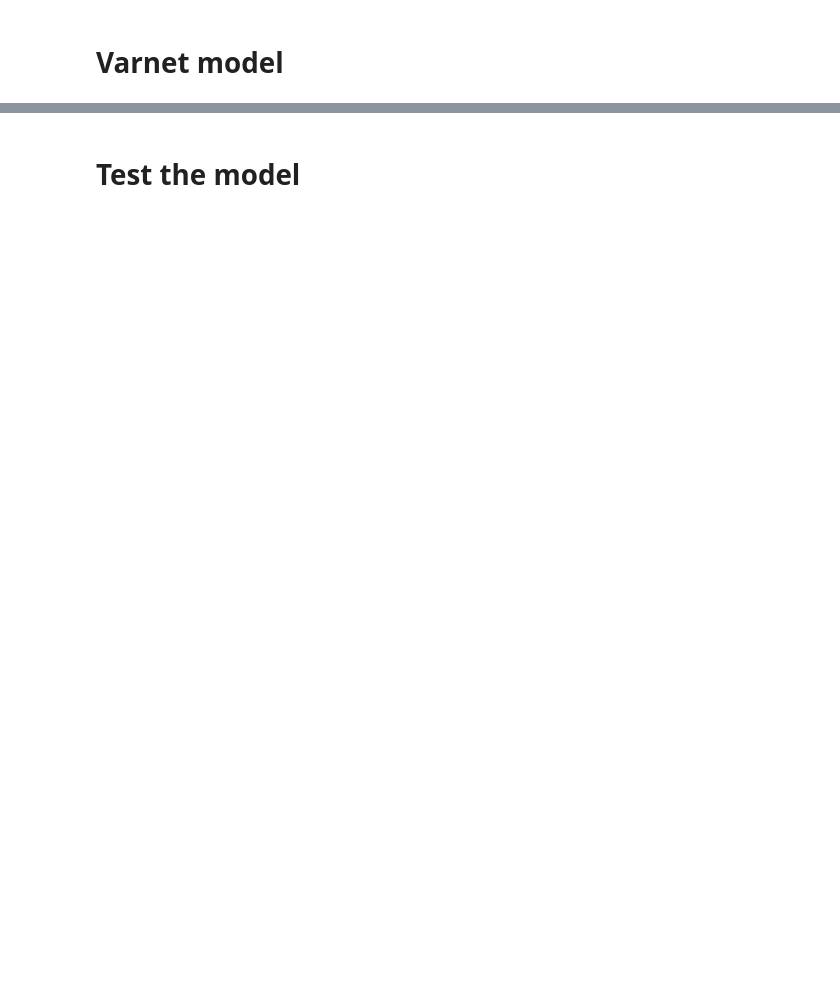
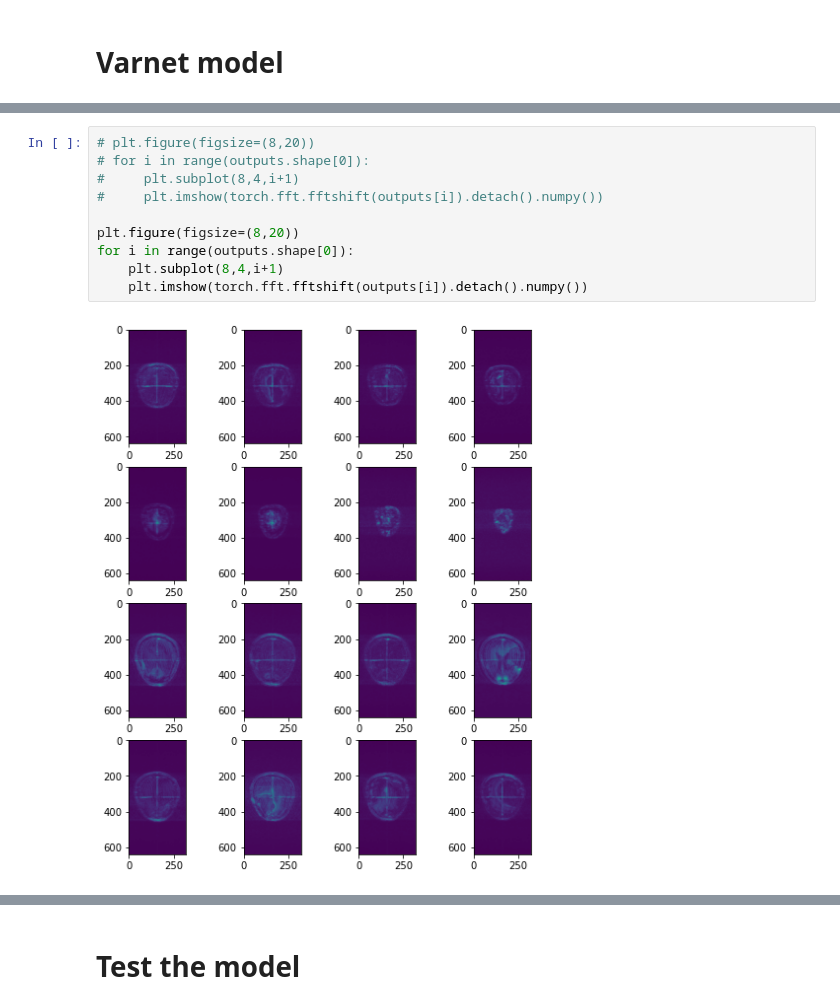
Before and after one commit to mind-inria/mri-dl-recon, a Jupyter notebook: src/mri_dlrecon/models/tuto_Varnet.ipynb, the cells around one changed output, grey strips where cells are left out. Saved outputs shown, nothing was run; the diff lists cells and outputs as text; blank space fills up the shorter version.

```diff
--- a/src/mri_dlrecon/models/tuto_Varnet.ipynb
+++ b/src/mri_dlrecon/models/tuto_Varnet.ipynb
@@ -215,3 +233,15 @@ torch.save(varnet.state_dict(), 'fastmri_varnet_model.pth')
+# %%
+# plt.figure(figsize=(8,20))
+# for i in range(outputs.shape[0]):
+#     plt.subplot(8,4,i+1)
+#     plt.imshow(torch.fft.fftshift(outputs[i]).detach().numpy())
+
+plt.figure(figsize=(8,20))
+for i in range(outputs.shape[0]):
+    plt.subplot(8,4,i+1)
+    plt.imshow(torch.fft.fftshift(outputs[i]).detach().numpy())
+# %% [output]
+[figure, added]
 # %%
 indices = list(range(1, len(loss_list) + 1))
 
```
Also changed, not shown: parts of 11 cells of this notebook, 5 other files.
